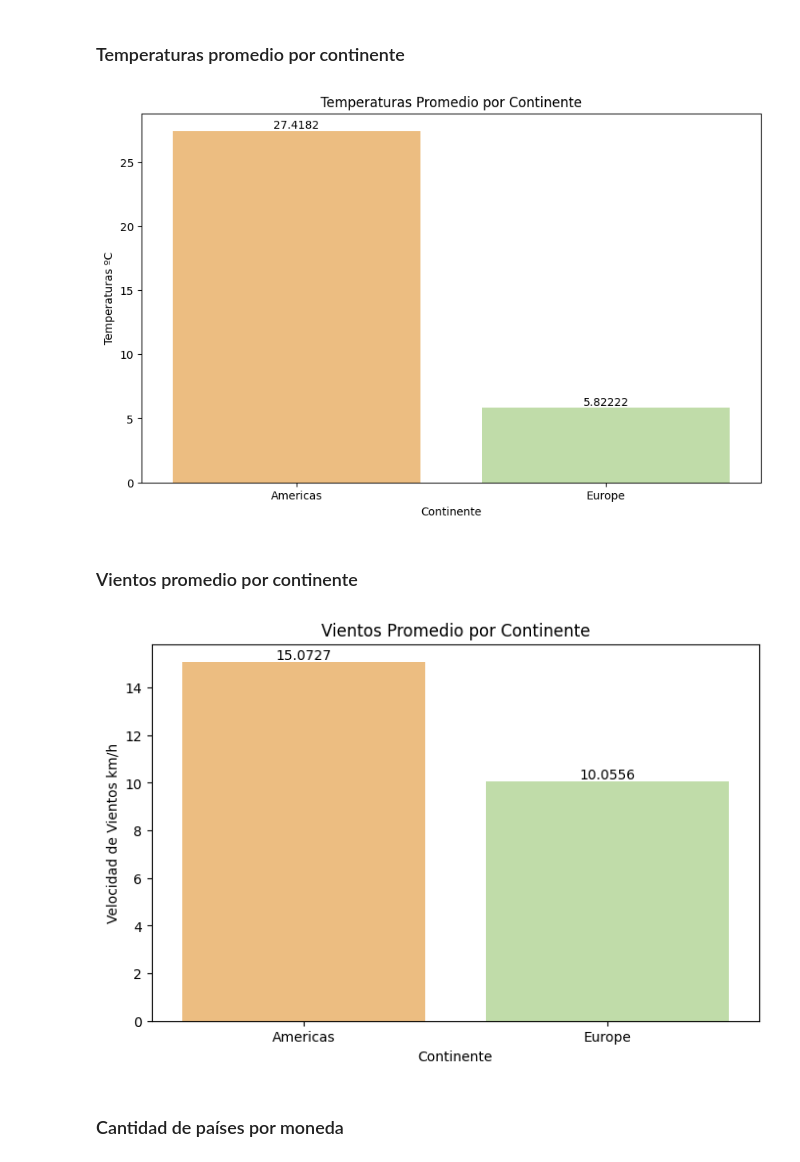
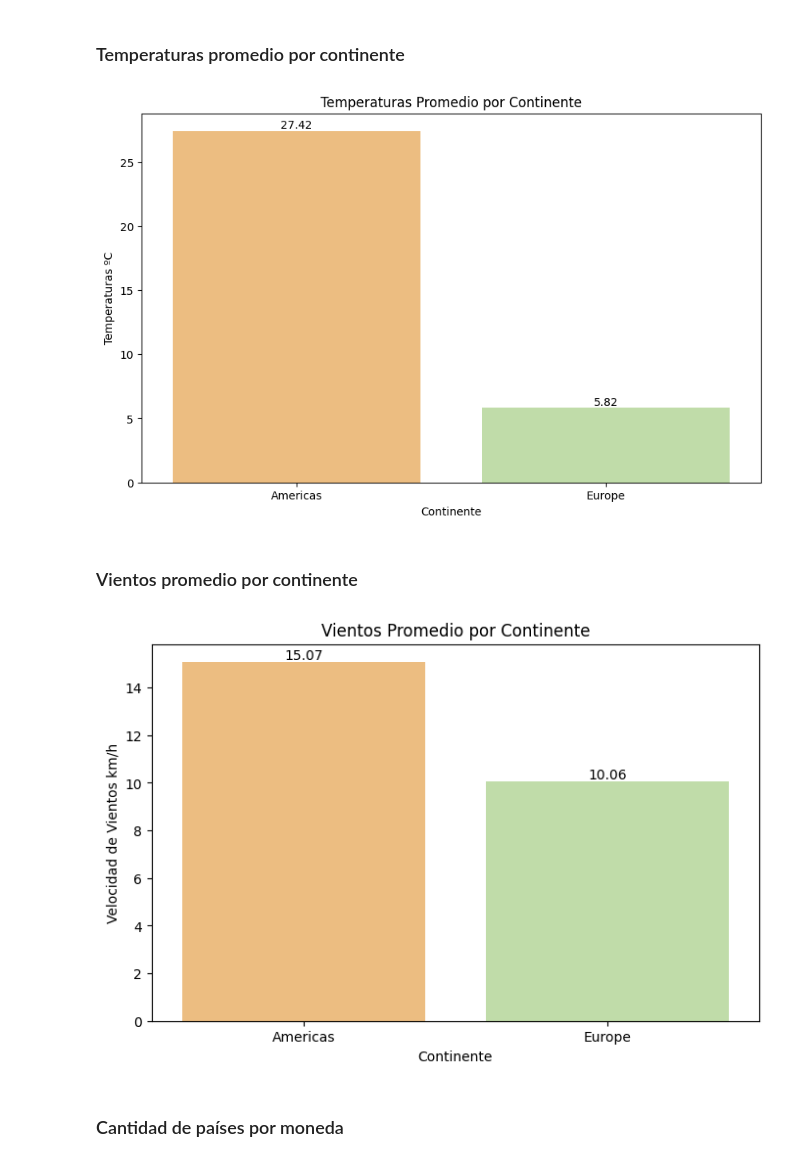
Before and after one commit to stefifm/discys_python_notebooks, a Jupyter notebook: notebook_3.ipynb, the cells around one changed output. Saved outputs shown, nothing was run; the diff lists cells and outputs as text; code cells hidden in the pictures.

```diff
--- a/notebook_3.ipynb
+++ b/notebook_3.ipynb
@@ -389,17 +389,17 @@ En este gráfico de barras, podemos divisar que América es el continente con ma
 # %%
 # Gráfico de barras de temperaturas promedio por continente
 avg_temps = df_countries.groupby('region')['temperatures'].mean().reset_index()
 plt.figure(figsize=(10,6))
 ax3 = sns.barplot(data=avg_temps, x='region', y='temperatures', hue='region', palette="Spectral")
 for container in ax3.containers:
-  ax3.bar_label(container)
+  ax3.bar_label(container, fmt='%.2f')
 
 plt.xlabel('Continente')
 plt.ylabel('Temperaturas ºC')
 plt.title('Temperaturas Promedio por Continente')
 plt.show()
 # %% [output]
-[figure, old version]
+[figure, new version]
 # %% [markdown]
 ### Vientos promedio por continente
 # %%
@@ -409,14 +409,14 @@ plt.figure(figsize=(8,5))
 ax4 = sns.barplot(data=avg_winds, x='region', y='windspeeds', hue='region', palette="Spectral")
 
 for container in ax4.containers:
-  ax4.bar_label(container)
+  ax4.bar_label(container, fmt='%.2f')
 plt.xlabel('Continente')
 plt.ylabel('Velocidad de Vientos km/h')
 plt.title('Vientos Promedio por Continente')
 
 plt.show()
 # %% [output]
-[figure, old version]
+[figure, new version]
 # %% [markdown]
 ### Cantidad de países por moneda
 # %%
```
